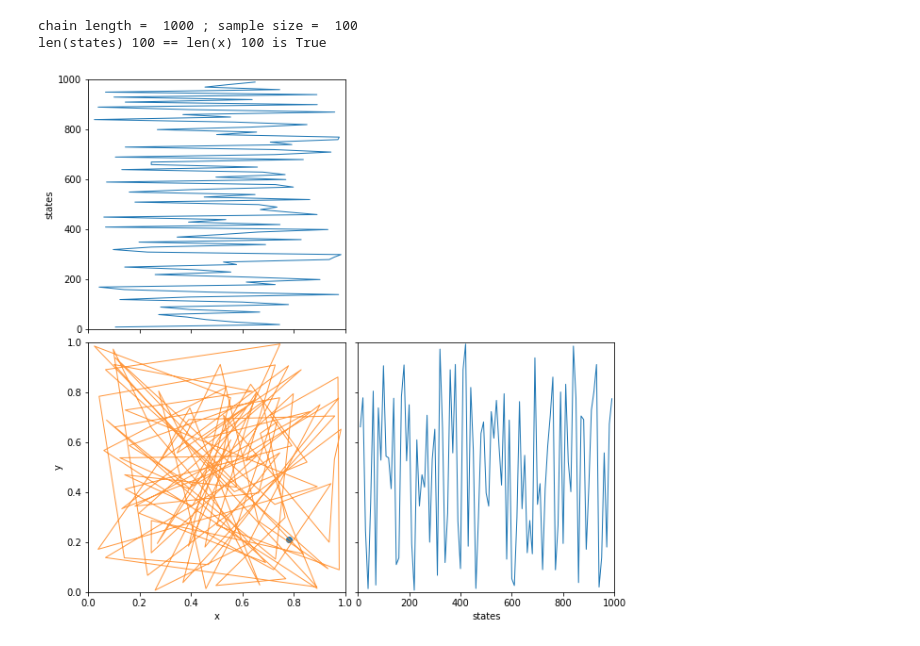
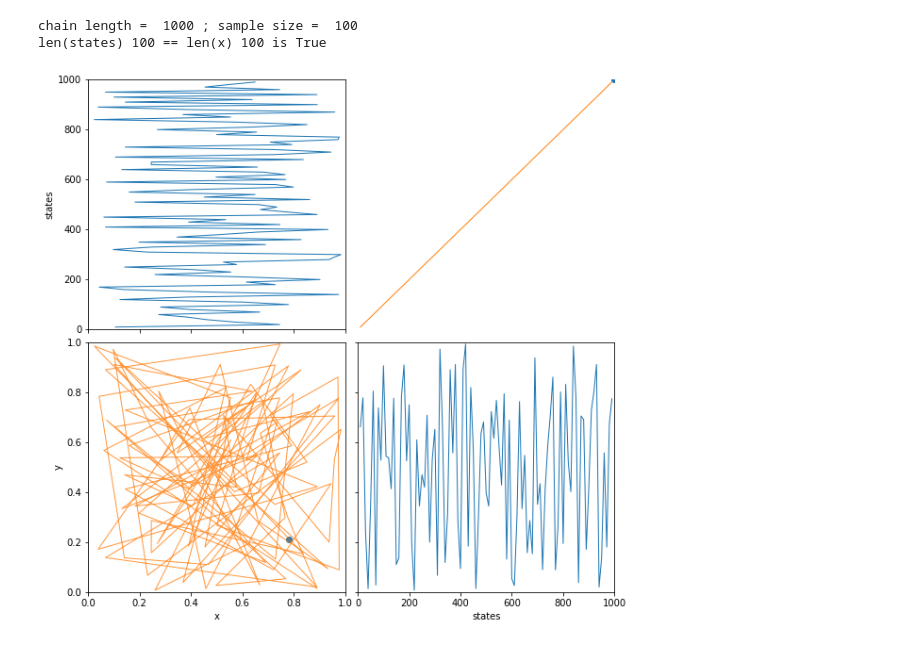
Before and after one commit to walterxie/TreeSpace, a Jupyter notebook: note/FixedTree.ipynb, the cells around one changed output. Drawn from its saved outputs; the diff is of its cells as text; code cells hidden in the pictures.

```diff
--- a/note/FixedTree.ipynb
+++ b/note/FixedTree.ipynb
@@ -29,43 +29,53 @@ from matplotlib import animation
 fig = plt.figure(figsize=(10,10))
 x_width = (0, 1)
 y_width = (0, 1)
 states_width = (0, cl)
 ax1 = fig.add_subplot(221, xlim=x_width, ylim=states_width, ylabel='states')
 ax2 = fig.add_subplot(224, xlim=states_width, ylim=y_width, xlabel='states')
-ax3 = fig.add_subplot(223, xlim=x_width, ylim=y_width,
-                      xlabel='x', ylabel='y')
+ax3 = fig.add_subplot(223, xlim=x_width, ylim=y_width, xlabel='x', ylabel='y')
+# the tree plan
+ax4 = fig.add_subplot(222, xlim=states_width, ylim=states_width)
 fig.subplots_adjust(wspace=0.05, hspace=0.05)
+ax1.set_xticklabels([])
+ax2.set_yticklabels([])
+ax4.axis('off')
+
 line1, = ax1.plot([], [], lw=1)
 line2, = ax2.plot([], [], lw=1)
+# dot
 line3, = ax3.plot([], [], 'o', lw=3)
 line4, = ax3.plot([], [], lw=1, alpha=.8)
-#line5, = ax3.plot([], [], 'k', lw=1)
-#line6, = ax3.plot([], [], 'k', lw=1)
-ax1.set_xticklabels([])
-ax2.set_yticklabels([])
+# tree (A,(B,C))
+#node1, = ax4.plot([], [], 'o', lw=3)
+edge1, = ax4.plot([], [], lw=1)
+edge2, = ax4.plot([], [], lw=1)
+edge3, = ax4.plot([], [], lw=1)
+edge4, = ax4.plot([], [], lw=1)
 #path = plt.scatter([], [])
-lines = [line1, line2, line3, line4]#, line5, line6]
+lines = [line1, line2, line3, line4, line5, line6]
 
 def init():
     for line in lines:
         line.set_data([], [])
     return lines
 
 def animate(i):
     line1.set_data(x[:i], states[:i])
     line2.set_data(states[:i], y[:i])
     line3.set_data(x[i], y[i])
     line4.set_data(x[:i], y[:i])
-    #line5.set_data([intercept, intercept], [x, s_width[1]])
-    #line6.set_data([intercept, i_width[1]], [x, x])
+    #TODO
+    edge1.set_data(states[i], states[i])
+    edge2.set_data(states[:i], states[:i])
+    edge3.set_data(states[i], states[i])
+    edge4.set_data(states[:i], states[:i])
     return lines
 
 # interval : Delay between frames in milliseconds. Defaults to 200.
-repeat=True
 anim = animation.FuncAnimation(fig, animate, init_func=init, frames=samples,
-                               interval=5, blit=True, repeat=repeat)
+                               interval=5, blit=True, repeat=True)
 
-anim.save('uniformXY.mp4', fps=3, extra_args=['-vcodec', 'libx264'])
+anim.save('uniformXYTree.mp4', fps=1, extra_args=['-vcodec', 'libx264'])
 plt.show()
 # %% [output]
-[figure, old version]
+[figure, new version]
```
Also changed, not shown: 1 other file.
